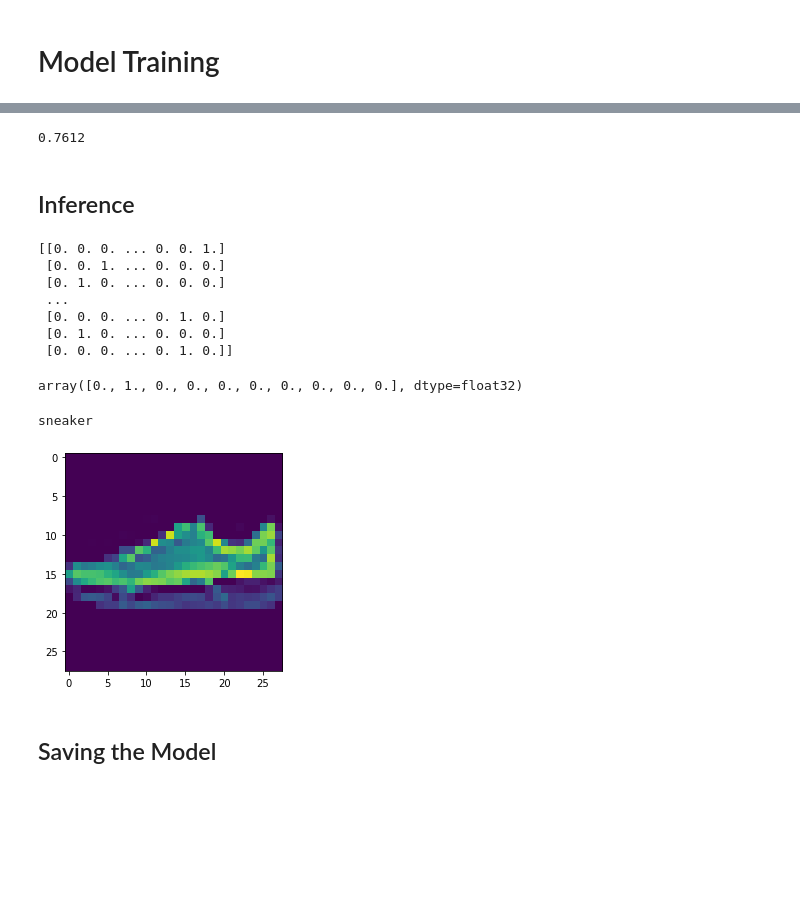
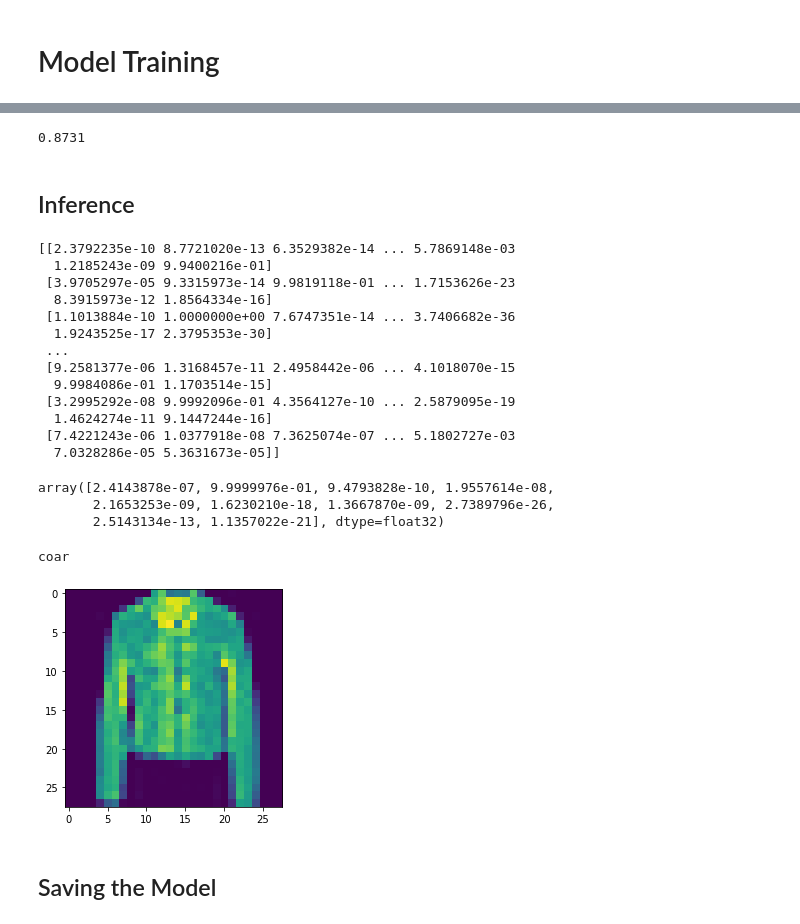
Before and after one commit to biparnakroy/ML-Projects, a Jupyter notebook: Fashion_mnist/fashion_mnist.ipynb, the cells around one changed output, grey strips where cells are left out. Saved outputs shown, nothing was run; the diff lists cells and outputs as text; code cells hidden in the pictures; blank space fills up the shorter version.

```diff
--- a/Fashion_mnist/fashion_mnist.ipynb
+++ b/Fashion_mnist/fashion_mnist.ipynb
@@ -50,3 +39,5 @@ class_names = ['t-shirt','trouser','pullover','dress','coar','sandal','shirt', '
+# %%
+class_names = ['t-shirt','trouser','pullover','dress','coar','sandal','shirt', 'sneaker', 'bag', 'ankle boot']
 # %% [markdown]
 ## Data Exploration
 # %%
@@ -116,6 +107,6 @@ model.compile(optimizer='adam', loss='sparse_categorical_crossentropy', metrics=
 # %% [markdown]
 # Model Training
 # %%
-model.fit(x_train, y_train, epochs=10)
+history=model.fit(x_train, y_train, epochs=10, batch_size=10,validation_split=0.2)
 # %% [output]
 Epoch 1/10
@@ -154,30 +148,38 @@ Please use instead:* `np.argmax(model.predict(x), axis=-1)`,   if your model doe
 # %%
 accuracy_score(y_test,y_pred)
 # %% [output]
-0.7612
+0.8731
 # %% [markdown]
 ## Inference
 # %%
 pred = model.predict(x_test)
 print(pred)
 # %% [output]
-[[0. 0. 0. ... 0. 0. 1.]
- [0. 0. 1. ... 0. 0. 0.]
- [0. 1. 0. ... 0. 0. 0.]
+[[2.3792235e-10 8.7721020e-13 6.3529382e-14 ... 5.7869148e-03
+  1.2185243e-09 9.9400216e-01]
+ [3.9705297e-05 9.3315973e-14 9.9819118e-01 ... 1.7153626e-23
+  8.3915973e-12 1.8564334e-16]
+ [1.1013884e-10 1.0000000e+00 7.6747351e-14 ... 3.7406682e-36
+  1.9243525e-17 2.3795353e-30]
  ...
- [0. 0. 0. ... 0. 1. 0.]
- [0. 1. 0. ... 0. 0. 0.]
- [0. 0. 0. ... 0. 1. 0.]]
+ [9.2581377e-06 1.3168457e-11 2.4958442e-06 ... 4.1018070e-15
+  9.9984086e-01 1.1703514e-15]
+ [3.2995292e-08 9.9992096e-01 4.3564127e-10 ... 2.5879095e-19
+  1.4624274e-11 9.1447244e-16]
+ [7.4221243e-06 1.0377918e-08 7.3625074e-07 ... 5.1802727e-03
+  7.0328286e-05 5.3631673e-05]]
 # %%
 pred[5]
 # %% [output]
-array([0., 1., 0., 0., 0., 0., 0., 0., 0., 0.], dtype=float32)
+array([2.4143878e-07, 9.9999976e-01, 9.4793828e-10, 1.9557614e-08,
+       2.1653253e-09, 1.6230210e-18, 1.3667870e-09, 2.7389796e-26,
+       2.5143134e-13, 1.1357022e-21], dtype=float32)
 # %%
-plt.imshow(x_test[9])
-print(class_names[np.argmax(pred[9])])
+plt.imshow(x_test[10])
+print(class_names[np.argmax(pred[10])])
 # %% [output]
-sneaker
+coar
-[figure, old version]
+[figure, new version]
 # %% [markdown]
 ## Saving the Model
 # %%
```
Also changed, not shown: parts of 12 cells of this notebook, 6 other files.
